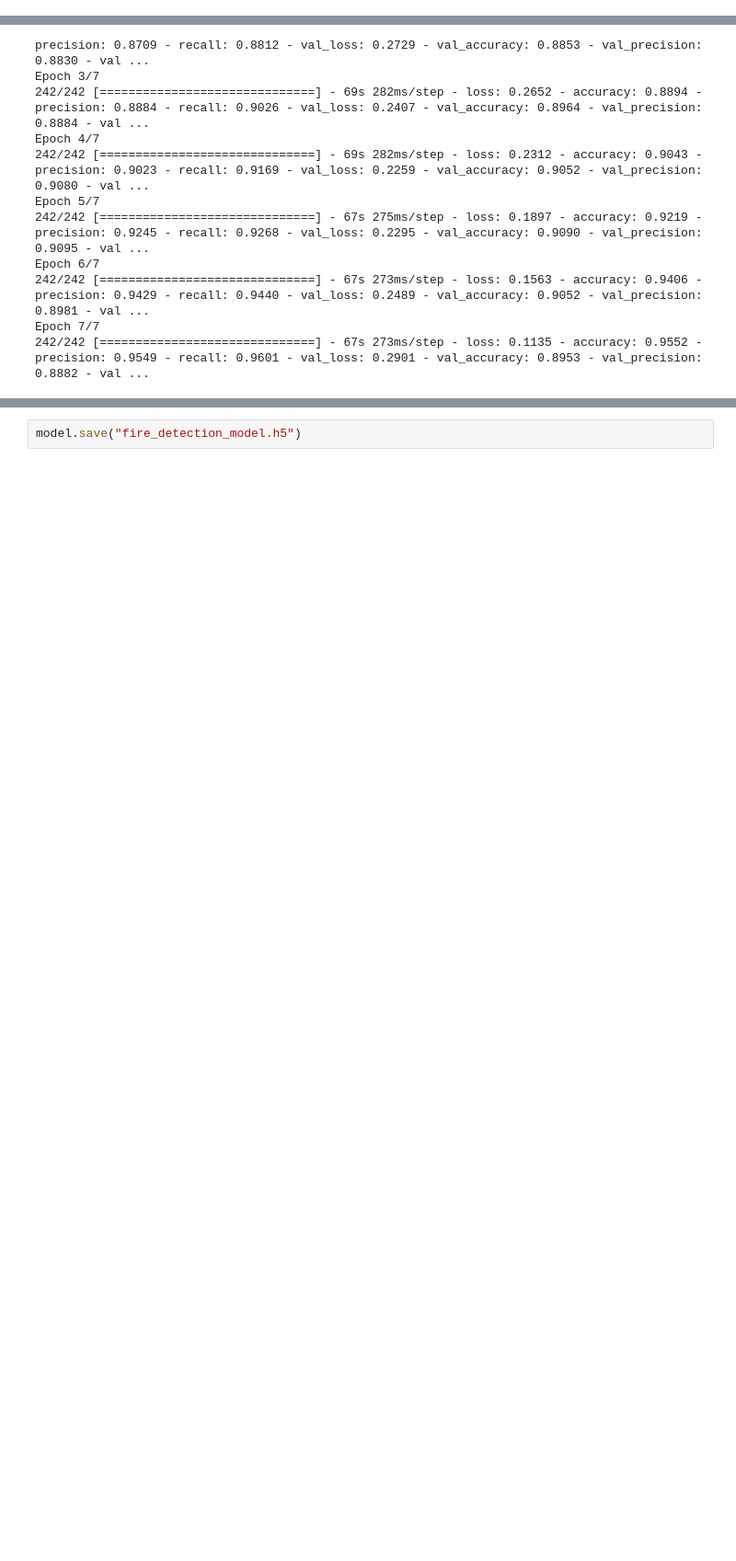
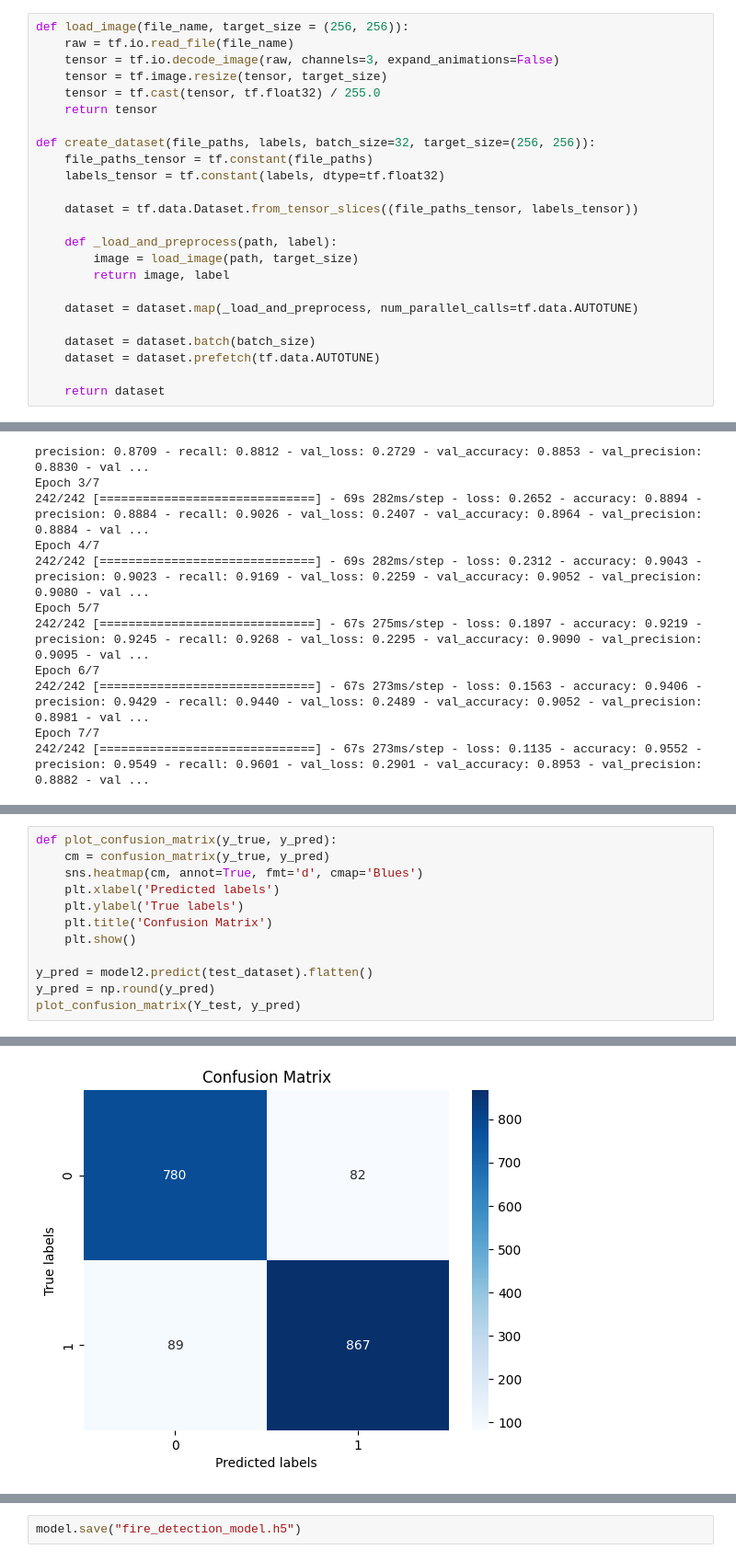
Before and after one commit to RoscaMitrut/Forest-Fire-Detection, a Jupyter notebook: main.ipynb, the cells around one changed output, grey strips where cells are left out. Shown: that part at 92% size. Cells and saved outputs as stored; diff of their text form; blank space fills up the shorter version.

```diff
--- a/main.ipynb
+++ b/main.ipynb
@@ -93,3 +96,27 @@ X_train,X_val,Y_train,Y_val = train_test_split(X_train,Y_train,test_size=0.19)
 # %%
 del dataset1_X,dataset1_Y,dataset2_X,dataset2_Y,dataset3_X,dataset3_Y,dataset4_X,dataset4_Y,dataset5_X,dataset5_Y,dataset_X,dataset_Y
 del dataset1_path,dataset2_path,dataset3_path,dataset4_path,dataset5_path,path_to_dataset_folder
+# %%
+def load_image(file_name, target_size = (256, 256)):
+    raw = tf.io.read_file(file_name)
+    tensor = tf.io.decode_image(raw, channels=3, expand_animations=False)
+    tensor = tf.image.resize(tensor, target_size)
+    tensor = tf.cast(tensor, tf.float32) / 255.0
+    return tensor
+
+def create_dataset(file_paths, labels, batch_size=32, target_size=(256, 256)):
+    file_paths_tensor = tf.constant(file_paths)
+    labels_tensor = tf.constant(labels, dtype=tf.float32)
+
+    dataset = tf.data.Dataset.from_tensor_slices((file_paths_tensor, labels_tensor))
+
+    def _load_and_preprocess(path, label):
+        image = load_image(path, target_size)
+        return image, label
+
+    dataset = dataset.map(_load_and_preprocess, num_parallel_calls=tf.data.AUTOTUNE)
+
+    dataset = dataset.batch(batch_size)
+    dataset = dataset.prefetch(tf.data.AUTOTUNE)
+
+    return dataset
@@ -235,0 +332,13 @@ plot_confusion_matrix(Y_test, y_pred)
+# %%
+def plot_confusion_matrix(y_true, y_pred):
+    cm = confusion_matrix(y_true, y_pred)
+    sns.heatmap(cm, annot=True, fmt='d', cmap='Blues')
+    plt.xlabel('Predicted labels')
+    plt.ylabel('True labels')
+    plt.title('Confusion Matrix')
+    plt.show()
+
+y_pred = model2.predict(test_dataset).flatten()
+y_pred = np.round(y_pred)
+plot_confusion_matrix(Y_test, y_pred)
+# %% [output]
@@ -235,0 +346 @@ plot_confusion_matrix(Y_test, y_pred)
+[figure, added]
```
Also changed, not shown: parts of 19 cells of this notebook.
